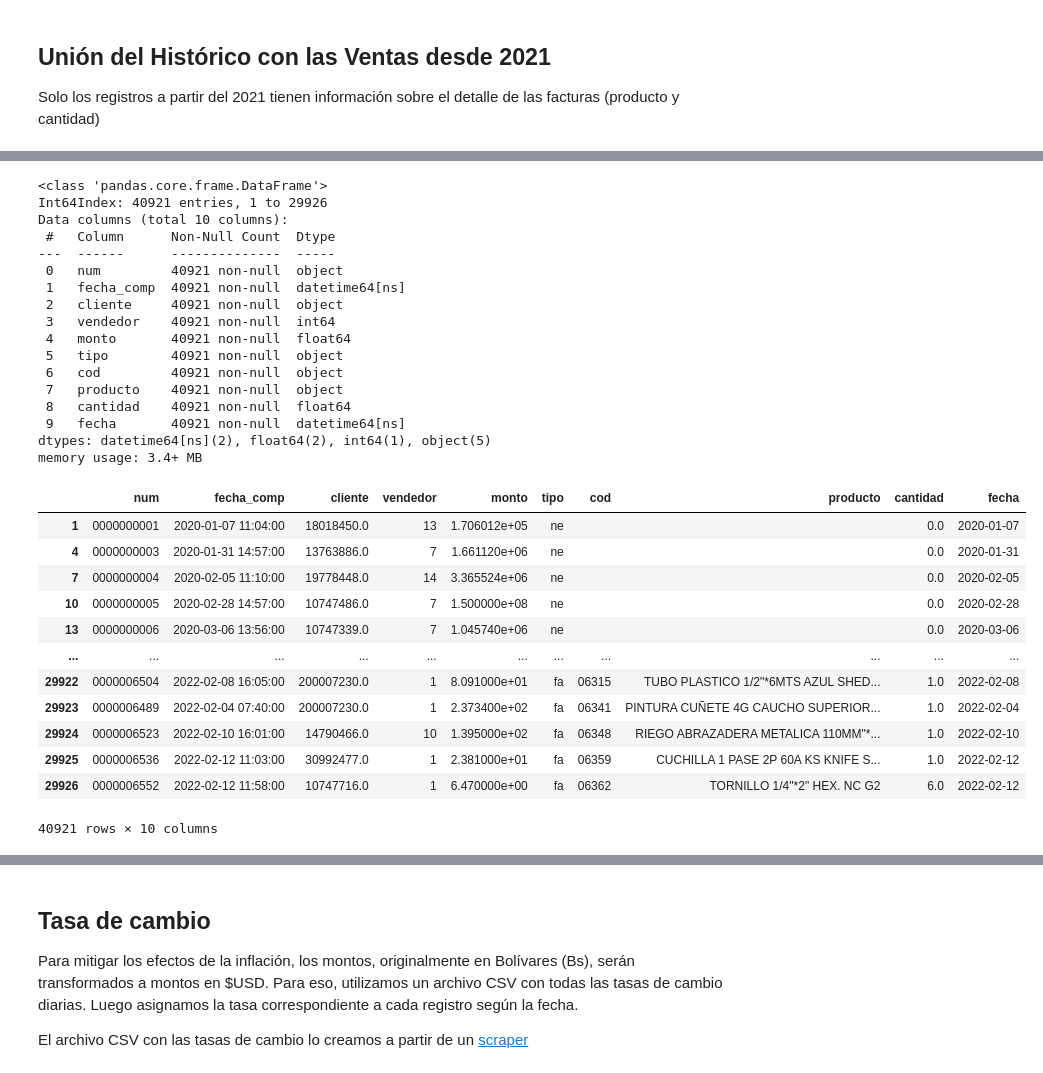
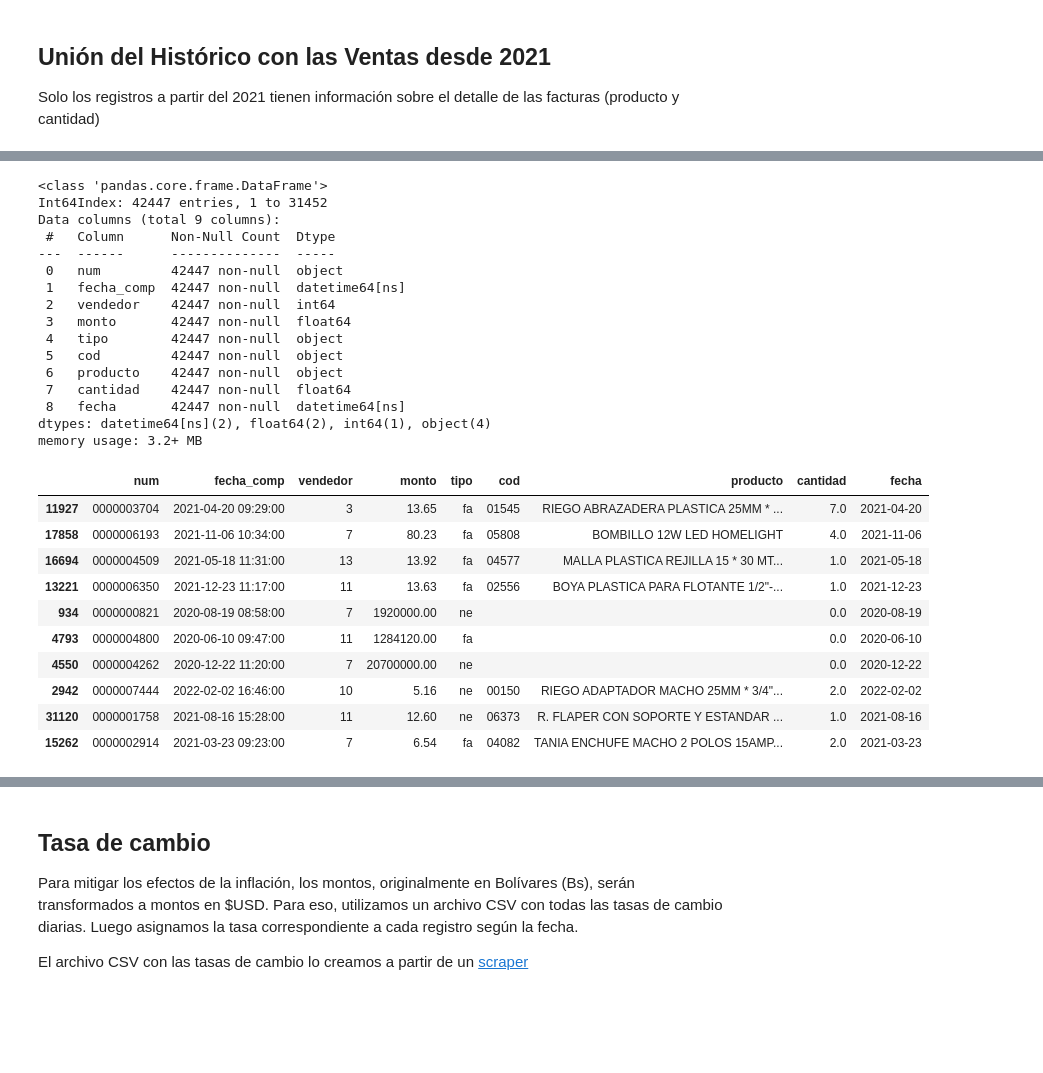
Before and after one commit to dchaconoca/proyecto-ventas, a Jupyter notebook: NB1_analisis_ventas_load.ipynb, the cells around one changed output, grey strips where cells are left out. Drawn from its saved outputs; the diff is of its cells as text; code cells hidden in the pictures; blank space fills up the shorter version.

```diff
--- a/NB1_analisis_ventas_load.ipynb
+++ b/NB1_analisis_ventas_load.ipynb
@@ -570,6 +566,6 @@ Index(['Número', 'Reng', 'Emisión ', 'Cliente ', 'Vendedor', 'Almacén',
       dtype='object')
 # %%
-cols = ['num', 'reng', 'fecha_comp', 'cliente', 'vendedor', 'almacen', 'cantidad',
+cols = ['num', 'reng', 'fecha_comp', 'vendedor', 'almacen', 'cantidad',
        'und', 'precio', 'base', 'iva', 'otros', 'neto', 'tipo']
 df_aux.columns = cols
 df_aux.info()
@@ -593,5 +592,5 @@ dtypes: float64(8), object(6)
 memory usage: 4.0+ MB
 # %%
-df_aux = df_aux.loc[:,['num', 'fecha_comp', 'cliente', 'vendedor', 'cantidad', 'neto', 'tipo']]
+df_aux = df_aux.loc[:,['num', 'fecha_comp', 'vendedor', 'cantidad', 'neto', 'tipo']]
 df_aux
 # %% [output]
@@ -642,7 +641,6 @@ for index, row in df_aux.iterrows():
         dic = {}
         dic['num'] = row['num']
         dic['fecha_comp'] = row['fecha_comp']
-        dic['cliente'] = row['cliente']
         dic['vendedor'] = row['vendedor']
         dic['cod'] = cod
         dic['producto'] = prod
@@ -757,45 +754,41 @@ df_ventas_totales
 # Creamos la columna fecha con solo la fecha, sin tiempo. Será utilizada más adelante
 
 df_ventas_totales.vendedor = df_ventas.vendedor.astype(int)
-df_ventas_totales.cliente = df_ventas.cliente.astype(str)
 df_ventas_totales.fecha_comp = pd.to_datetime(df_ventas_totales.fecha_comp)
 df_ventas_totales['fecha'] = pd.to_datetime(df_ventas_totales.fecha_comp.dt.date)
 
 df_ventas_totales.info()
 # %% [output]
 <class 'pandas.core.frame.DataFrame'>
-Int64Index: 40921 entries, 1 to 29926
-Data columns (total 10 columns):
+Int64Index: 42447 entries, 1 to 31452
+Data columns (total 9 columns):
  #   Column      Non-Null Count  Dtype
 ---  ------      --------------  -----
- 0   num         40921 non-null  object
- 1   fecha_comp  40921 non-null  datetime64[ns]
- 2   cliente     40921 non-null  object
- 3   vendedor    40921 non-null  int64
- 4   monto       40921 non-null  float64
- 5   tipo        40921 non-null  object
- 6   cod         40921 non-null  object
- 7   producto    40921 non-null  object
- 8   cantidad    40921 non-null  float64
- 9   fecha       40921 non-null  datetime64[ns]
-dtypes: datetime64[ns](2), float64(2), int64(1), object(5)
-memory usage: 3.4+ MB
+ 0   num         42447 non-null  object
+ 1   fecha_comp  42447 non-null  datetime64[ns]
+ 2   vendedor    42447 non-null  int64
+ 3   monto       42447 non-null  float64
+ 4   tipo        42447 non-null  object
+ 5   cod         42447 non-null  object
+ 6   producto    42447 non-null  object
+ 7   cantidad    42447 non-null  float64
+ 8   fecha       42447 non-null  datetime64[ns]
+dtypes: datetime64[ns](2), float64(2), int64(1), object(4)
+memory usage: 3.2+ MB
 # %%
-df_ventas_totales
+df_ventas_totales.sample(10)
 # %% [output]
-|  | num | fecha_comp | cliente | vendedor | monto | tipo | cod | producto | cantidad | fecha |
-| 1 | 0000000001 | 2020-01-07 11:04:00 | 18018450.0 | 13 | 1.706012e+05 | ne |  |  | 0.0 | 2020-01-07 |
-| 4 | 0000000003 | 2020-01-31 14:57:00 | 13763886.0 | 7 | 1.661120e+06 | ne |  |  | 0.0 | 2020-01-31 |
-| 7 | 0000000004 | 2020-02-05 11:10:00 | 19778448.0 | 14 | 3.365524e+06 | ne |  |  | 0.0 | 2020-02-05 |
-| 10 | 0000000005 | 2020-02-28 14:57:00 | 10747486.0 | 7 | 1.500000e+08 | ne |  |  | 0.0 | 2020-02-28 |
-| 13 | 0000000006 | 2020-03-06 13:56:00 | 10747339.0 | 7 | 1.045740e+06 | ne |  |  | 0.0 | 2020-03-06 |
-| ... | ... | ... | ... | ... | ... | ... | ... | ... | ... | ... |
-| 29922 | 0000006504 | 2022-02-08 16:05:00 | 200007230.0 | 1 | 8.091000e+01 | fa | 06315 | TUBO PLASTICO 1/2"*6MTS AZUL SHED... | 1.0 | 2022-02-08 |
-| 29923 | 0000006489 | 2022-02-04 07:40:00 | 200007230.0 | 1 | 2.373400e+02 | fa | 06341 | PINTURA CUÑETE 4G CAUCHO SUPERIOR... | 1.0 | 2022-02-04 |
-| 29924 | 0000006523 | 2022-02-10 16:01:00 | 14790466.0 | 10 | 1.395000e+02 | fa | 06348 | RIEGO ABRAZADERA METALICA 110MM"*... | 1.0 | 2022-02-10 |
-| 29925 | 0000006536 | 2022-02-12 11:03:00 | 30992477.0 | 1 | 2.381000e+01 | fa | 06359 | CUCHILLA 1 PASE 2P 60A KS KNIFE S... | 1.0 | 2022-02-12 |
-| 29926 | 0000006552 | 2022-02-12 11:58:00 | 10747716.0 | 1 | 6.470000e+00 | fa | 06362 | TORNILLO 1/4"*2" HEX. NC G2 | 6.0 | 2022-02-12 |
+|  | num | fecha_comp | vendedor | monto | tipo | cod | producto | cantidad | fecha |
+| 11927 | 0000003704 | 2021-04-20 09:29:00 | 3 | 13.65 | fa | 01545 | RIEGO ABRAZADERA PLASTICA 25MM * ... | 7.0 | 2021-04-20 |
+| 17858 | 0000006193 | 2021-11-06 10:34:00 | 7 | 80.23 | fa | 05808 | BOMBILLO 12W LED HOMELIGHT | 4.0 | 2021-11-06 |
+| 16694 | 0000004509 | 2021-05-18 11:31:00 | 13 | 13.92 | fa | 04577 | MALLA PLASTICA REJILLA 15 * 30 MT... | 1.0 | 2021-05-18 |
+| 13221 | 0000006350 | 2021-12-23 11:17:00 | 11 | 13.63 | fa | 02556 | BOYA PLASTICA PARA FLOTANTE 1/2"-... | 1.0 | 2021-12-23 |
+| 934 | 0000000821 | 2020-08-19 08:58:00 | 7 | 1920000.00 | ne |  |  | 0.0 | 2020-08-19 |
+| 4793 | 0000004800 | 2020-06-10 09:47:00 | 11 | 1284120.00 | fa |  |  | 0.0 | 2020-06-10 |
+| 4550 | 0000004262 | 2020-12-22 11:20:00 | 7 | 20700000.00 | ne |  |  | 0.0 | 2020-12-22 |
+| 2942 | 0000007444 | 2022-02-02 16:46:00 | 10 | 5.16 | ne | 00150 | RIEGO ADAPTADOR MACHO 25MM * 3/4"... | 2.0 | 2022-02-02 |
+| 31120 | 0000001758 | 2021-08-16 15:28:00 | 11 | 12.60 | ne | 06373 | R. FLAPER CON SOPORTE Y ESTANDAR ... | 1.0 | 2021-08-16 |
+| 15262 | 0000002914 | 2021-03-23 09:23:00 | 7 | 6.54 | fa | 04082 | TANIA ENCHUFE MACHO 2 POLOS 15AMP... | 2.0 | 2021-03-23 |
-40921 rows × 10 columns
 # %%
 # Las referencias de facturas pueden repetirse
 df_ventas_totales.groupby(['num', 'tipo']).count().sort_values(['num', 'cod'], ascending=False)
```
Also changed, not shown: parts of 51 cells of this notebook, 11 other files.
